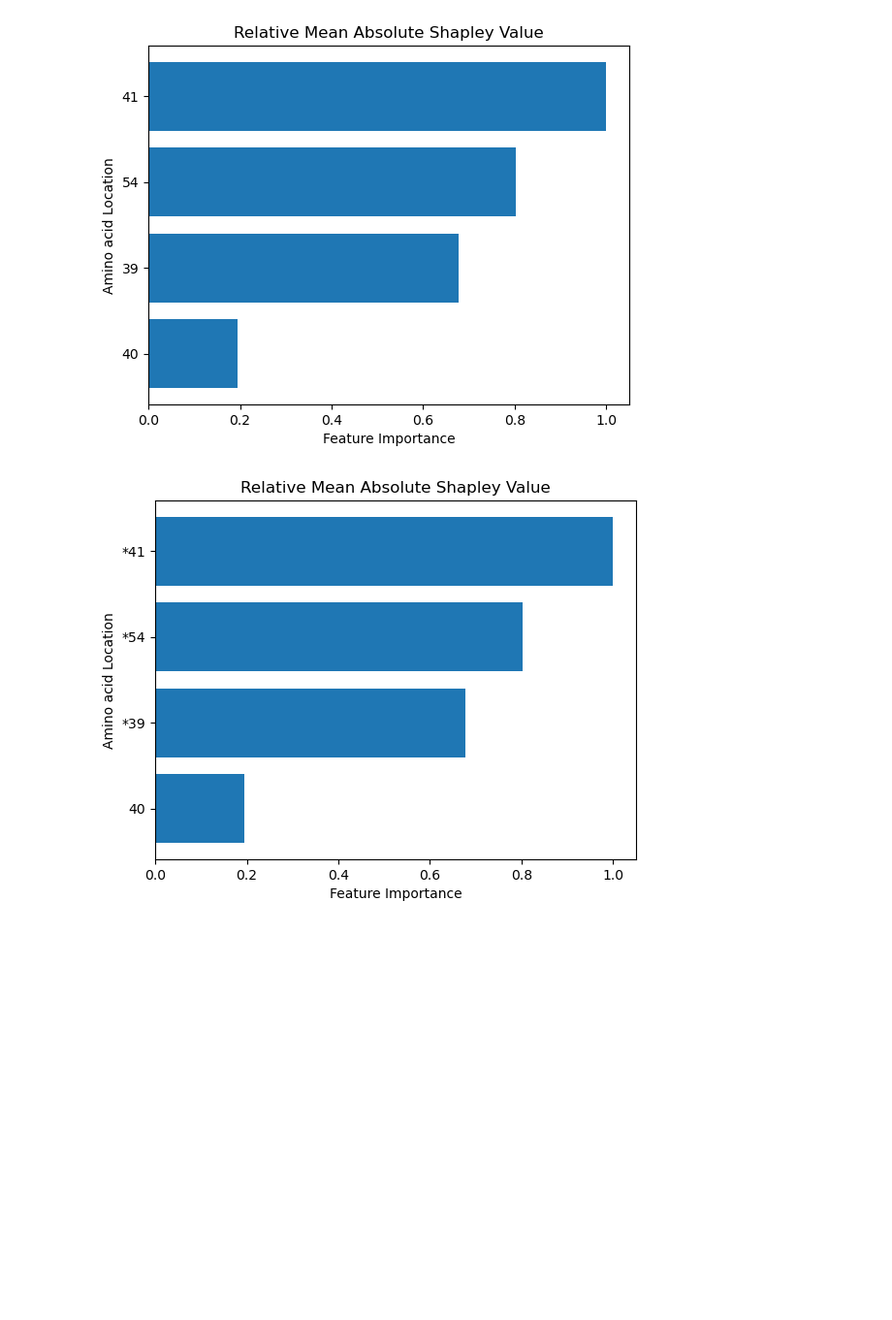
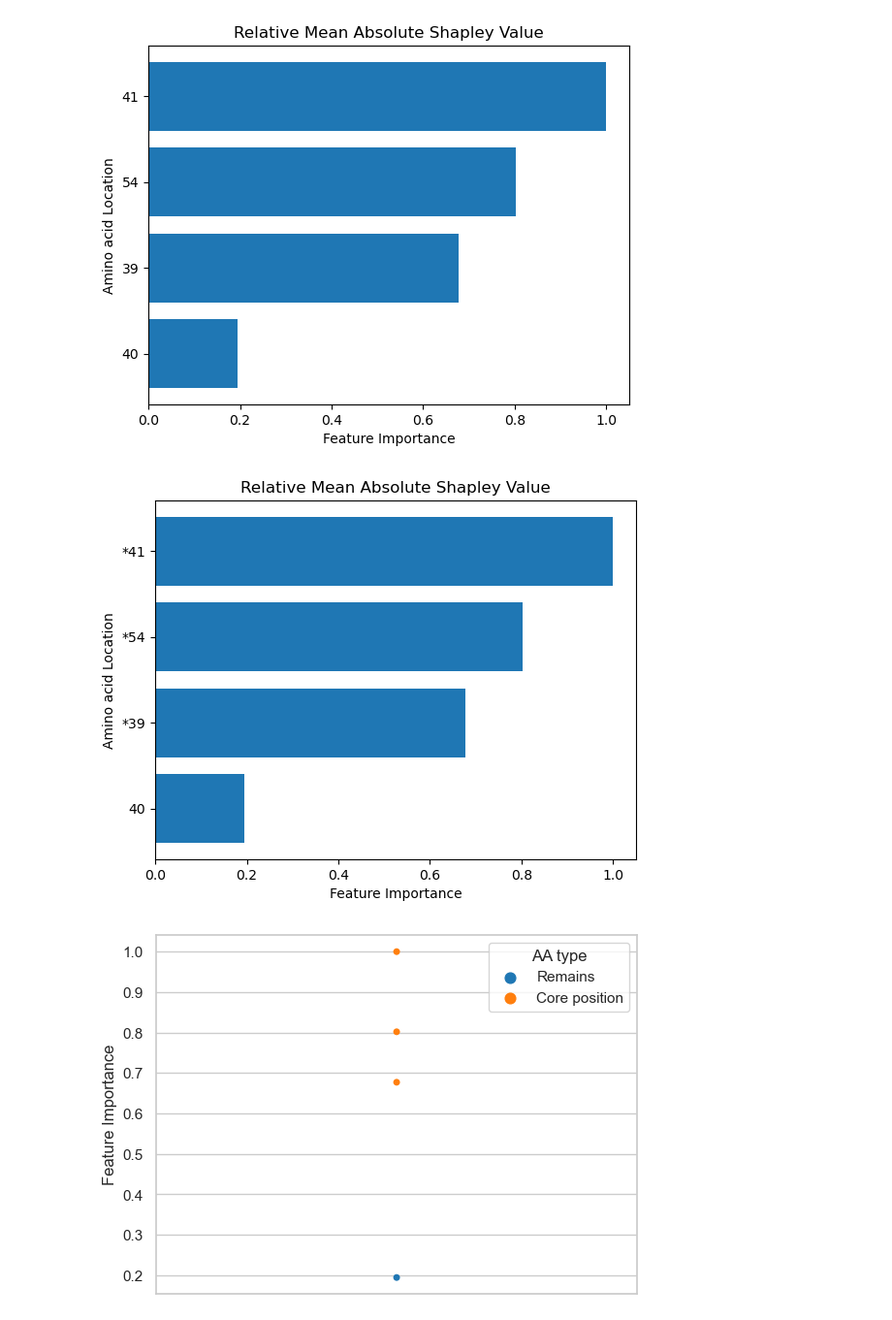
Before and after one commit to Chemical118/ProRF_server, a Jupyter notebook: GB1p.ipynb, the cells around one changed output. Shown: that part at 97% size. Drawn from its saved outputs; the diff is of its cells as text; code cells hidden in the pictures; blank space fills up the shorter version.

```diff
--- a/GB1p.ipynb
+++ b/GB1p.ipynb
@@ -14,14 +16,28 @@ view_importance(R, L, F);
 # %% [output]
 [figure]
 # %%
+tag = Vector{String}()
 NL = Vector{String}()
+ind = [2, 1, 3, 4]
 for l in L
     if l ∈ [3, 5, 7, 9, 20, 26, 30, 34, 39, 41, 52, 54]
+        push!(tag, "Core position")
         push!(NL, "*" * string(l))
     else
+        push!(tag, "Remains")
         push!(NL, string(l))
     end
 end
-view_importance(R, NL, F, show_number=30);
+data = Pandas.DataFrame(Dict("Feature Importance" => F[ind], "AA type" => tag[ind]));
-# %% [output]
-[figure, removed]
+# %%
+view_importance(R, NL, F, show_number=30)
+data["all"] = ""
+set_theme(style="whitegrid", palette="tab10")
+swarmplot(x="all", y="Feature Importance", hue="AA type", data=data)
+xlabel("")
+display(gcf())
+close("all")
+matplotlib.rc_file_defaults()
+# %% [output]
+[figure, added]
+[figure, added]
```
Also changed, not shown: parts of 1 cell of this notebook.
